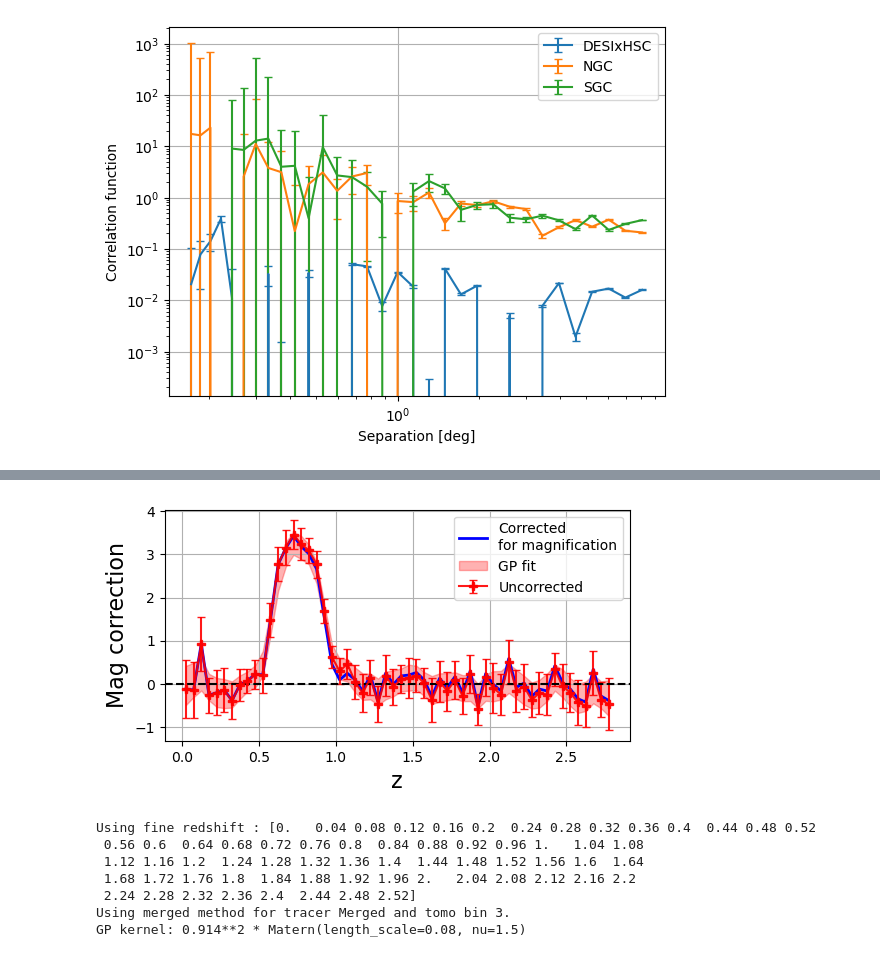
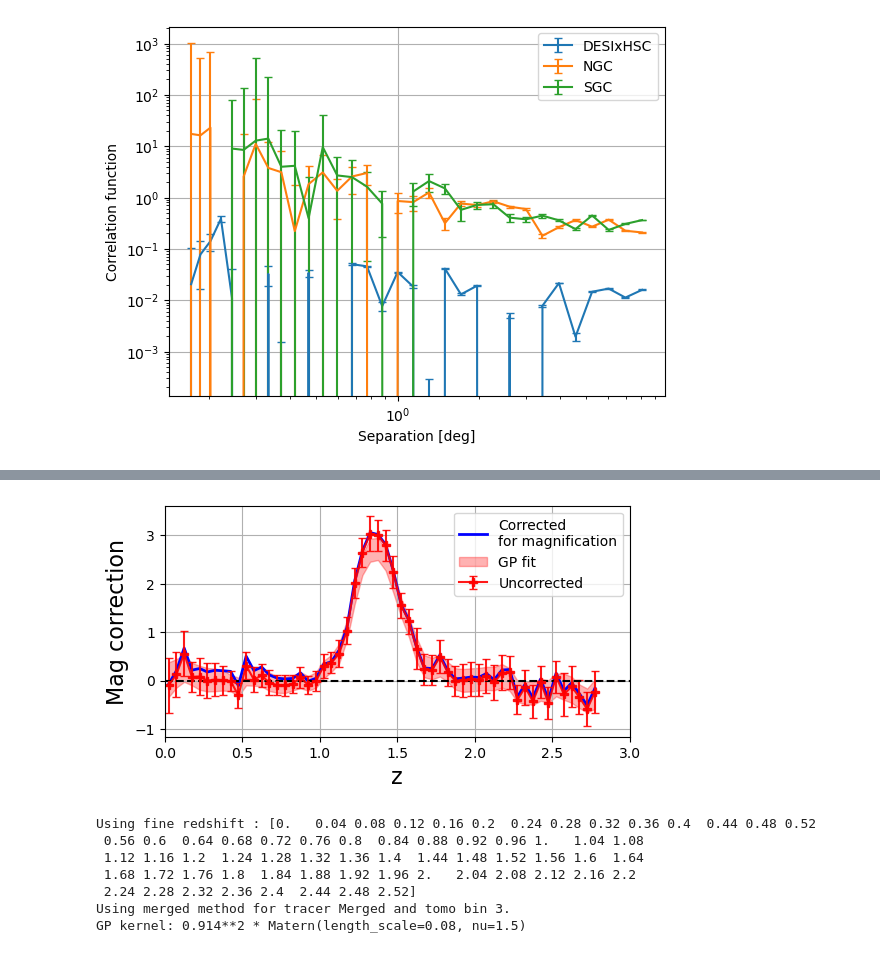
Before and after one commit to JeanCHDJdev/desi-y3-hsc, a Jupyter notebook: src/statistics/merged_results.ipynb, the cells around one changed output, grey strips where cells are left out. Saved outputs shown, nothing was run; the diff lists cells and outputs as text; code cells hidden in the pictures.

```diff
--- a/src/statistics/merged_results.ipynb
+++ b/src/statistics/merged_results.ipynb
@@ -139,7 +139,7 @@ meas = inference.full_npz_tomo(
     do_bias_correction=False,
     scale_cuts=[1, 5],
     tracer='Merged',
-    tomo_bin=2,
+    tomo_bin=4,
     verbose=True,
     rebin=1
 )
@@ -187,7 +171,7 @@ Expected p(z) = 0.557
 # %%
 importlib.reload(ct)
-mask = (zval > 1) & (zval < 1.9)
-mask = np.ones_like(zval, dtype=bool)  # use all z values
+mask = (zval > 0) & (zval < 3)
+#mask = np.ones_like(zval, dtype=bool)  # use all z values
 
 zcen = .5
 sigma = 0.16
@@ -195,8 +179,8 @@ b = meas[0][mask]
 normal_dist = np.exp(-0.5 * ((zval - zcen) / sigma) ** 2)
 dz = np.diff(zval).mean()
 
-normal_dist /= np.sum(normal_dist * dz)
-b = normal_dist[mask]
+#normal_dist /= np.sum(normal_dist * dz)
+#b = normal_dist[mask]
 b = meas[0][mask] / simpson(meas[0][mask], zval[mask])
 b_err = meas[1][mask] / simpson(meas[0][mask], zval[mask])
 
@@ -206,18 +190,19 @@ npz = np.linalg.solve(A, b)
 # %%
 plt.figure(figsize=(6, 3))
 plt.plot(zval[mask], npz, label='Corrected\nfor magnification', linewidth=2, color='blue')
 plt.errorbar(zval[mask], b, b_err, marker='P', capsize=3, label='Uncorrected', color='red', alpha=0.9)
 plt.fill_between(zval[mask], gp[0][mask] - gp[1][mask], gp[0][mask] + gp[1][mask], color='red', alpha=0.3, label='GP fit')
 plt.axhline(0, color='k', linestyle='--')
 #plt.plot(zval[mask], b+npz, label='Corrected for magnification')
 #plt.errorbar(zval, meas[0], meas[1], label='p(z)')
 plt.xlabel('z', fontsize=16)
 plt.ylabel('Mag correction', fontsize=16)
 #plt.ylim(-.5, 4.5)
 plt.legend(loc='upper right')
+plt.xlim(0., 3)
 plt.grid()
 # %% [output]
-[figure, old version]
+[figure, new version]
 # %%
 meas = inference.full_npz_tomo(
     path_dictionary=path_dictionary,
```
Also changed, not shown: parts of 2 cells of this notebook, 2 other files.
